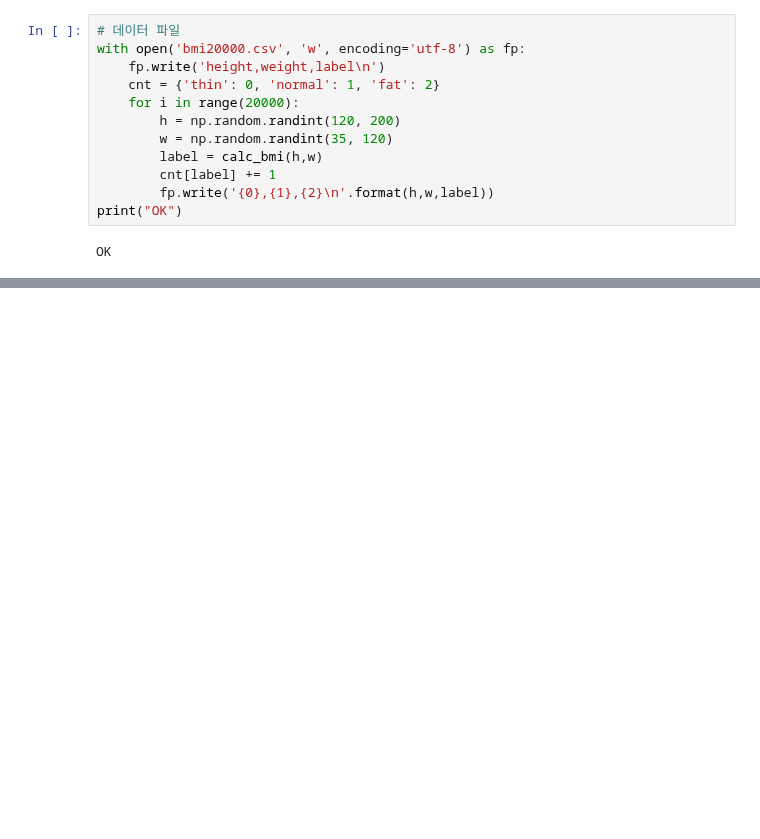
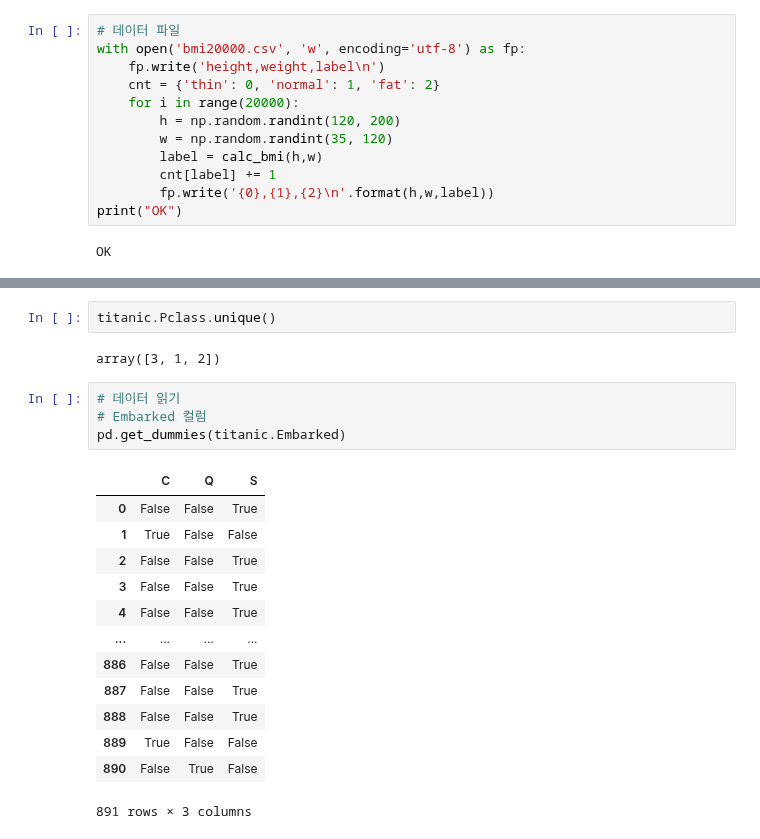
Before and after one commit to cleamm/TIL, a Jupyter notebook: 2025/Python/20250714.ipynb, the cells around one changed output, grey strips where cells are left out. Saved outputs shown, nothing was run; the diff lists cells and outputs as text; blank space fills up the shorter version.

```diff
--- a/2025/Python/20250714.ipynb
+++ b/2025/Python/20250714.ipynb
@@ -545,0 +646,22 @@ Name: count, dtype: int64
+# %%
+titanic.Pclass.unique()
+# %% [output]
+array([3, 1, 2])
+# %%
+# 데이터 읽기
+# Embarked 컬럼
+pd.get_dummies(titanic.Embarked)
+# %% [output]
+|  | C | Q | S |
+| 0 | False | False | True |
+| 1 | True | False | False |
+| 2 | False | False | True |
+| 3 | False | False | True |
+| 4 | False | False | True |
+| ... | ... | ... | ... |
+| 886 | False | False | True |
+| 887 | False | False | True |
+| 888 | False | False | True |
+| 889 | True | False | False |
+| 890 | False | True | False |
+891 rows × 3 columns
```
Also changed, not shown: parts of 30 cells of this notebook, 7 other files.
